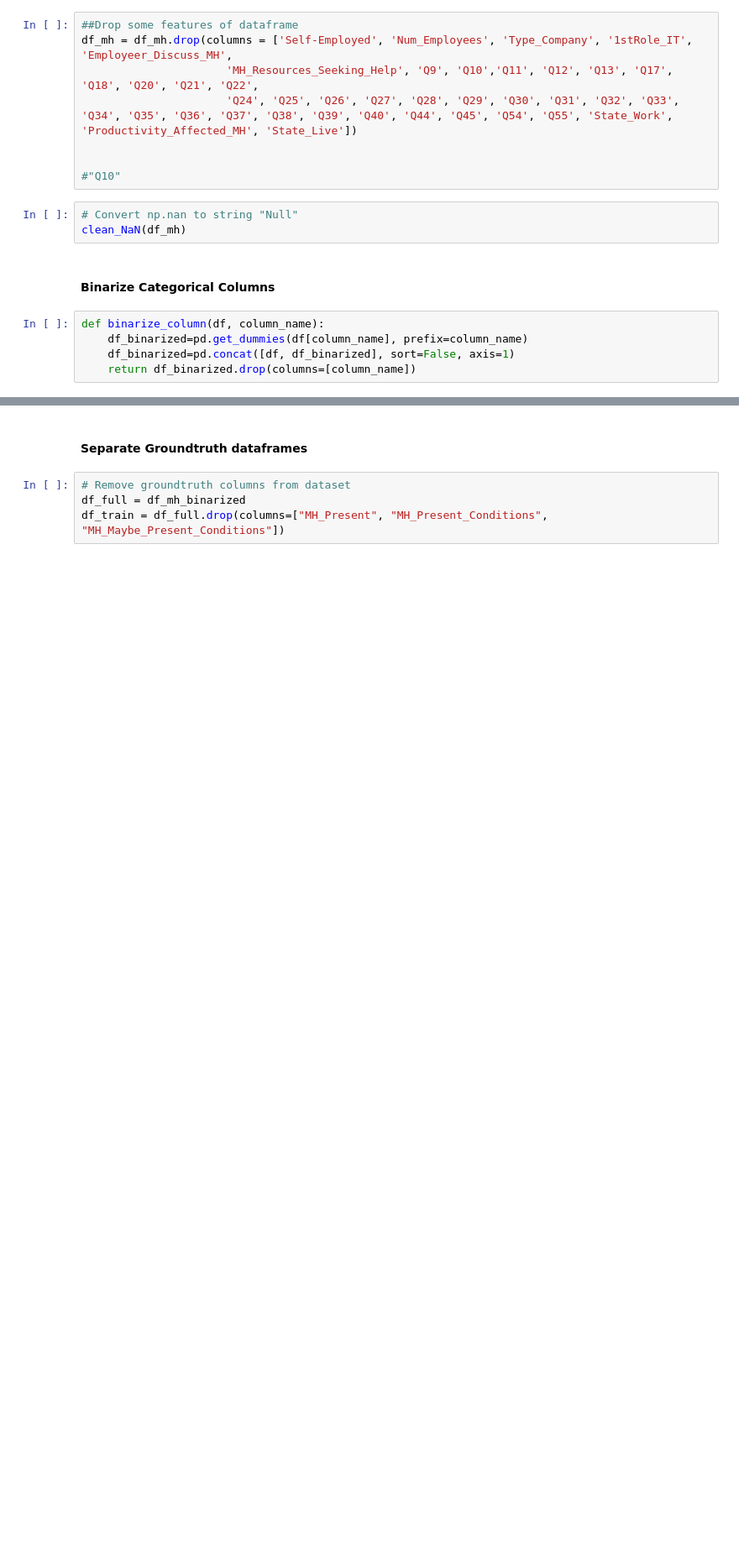
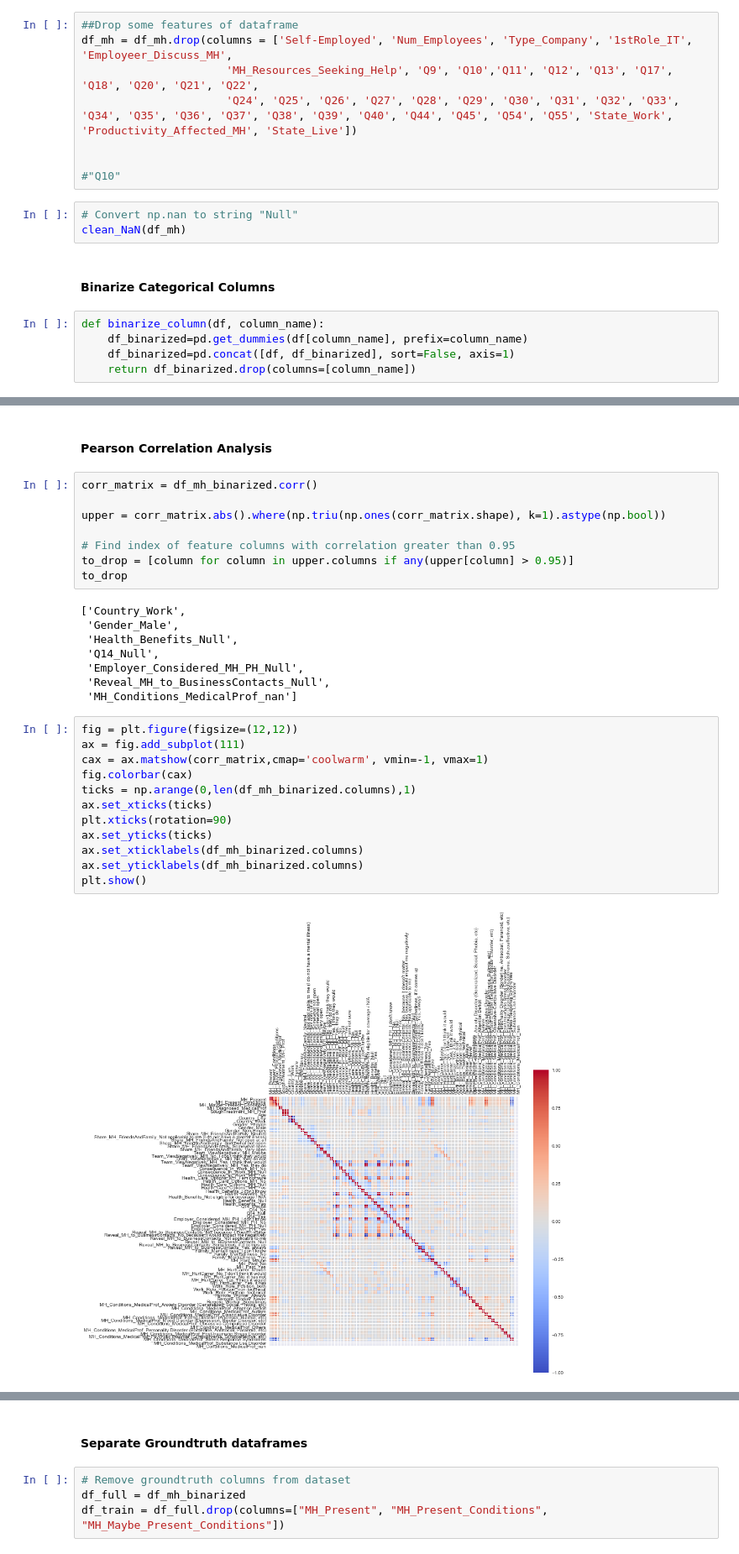
Before and after one commit to flaviacmr/Aprendizagem_Automatica, a Jupyter notebook: AA_201819_Project/AA_201819_Project/AA_201819_Project_MR.ipynb, the cells around one changed output, grey strips where cells are left out. Shown at 84% size. Cells and saved outputs as stored; diff of their text form; blank space fills up the shorter version.

Commit message:
Cross-validation completo. Matriz de confusão, falta-me copiar para outros. Adicionei matrix de correlação. Amanhã faço conclusão

```diff
--- a/AA_201819_Project/AA_201819_Project/AA_201819_Project_MR.ipynb
+++ b/AA_201819_Project/AA_201819_Project/AA_201819_Project_MR.ipynb
@@ -650,6 +657,38 @@ df_mh_binarized.Country_Work = df_mh_binarized.Country_Work.apply(lambda x: coun
 #Create
 class_codes = {"No": 0, 'Maybe':1, 'Yes': 2}
 df_mh_binarized.MH_Present = df_mh_binarized.MH_Present.apply(lambda x: class_codes[x])
+# %% [markdown]
+#### Pearson Correlation Analysis
+# %%
+corr_matrix = df_mh_binarized.corr()
+
+upper = corr_matrix.abs().where(np.triu(np.ones(corr_matrix.shape), k=1).astype(np.bool))
+
+# Find index of feature columns with correlation greater than 0.95
+to_drop = [column for column in upper.columns if any(upper[column] > 0.95)]
+to_drop
+# %% [output]
+['Country_Work',
+ 'Gender_Male',
+ 'Health_Benefits_Null',
+ 'Q14_Null',
+ 'Employer_Considered_MH_PH_Null',
+ 'Reveal_MH_to_BusinessContacts_Null',
+ 'MH_Conditions_MedicalProf_nan']
+# %%
+fig = plt.figure(figsize=(12,12))
+ax = fig.add_subplot(111)
+cax = ax.matshow(corr_matrix,cmap='coolwarm', vmin=-1, vmax=1)
+fig.colorbar(cax)
+ticks = np.arange(0,len(df_mh_binarized.columns),1)
+ax.set_xticks(ticks)
+plt.xticks(rotation=90)
+ax.set_yticks(ticks)
+ax.set_xticklabels(df_mh_binarized.columns)
+ax.set_yticklabels(df_mh_binarized.columns)
+plt.show()
+# %% [output]
+[figure, added]
 # %%
 print(df_mh_binarized.dtypes.values[0:76])
 # %% [output]
```
Also changed, not shown: parts of 80 cells of this notebook.
